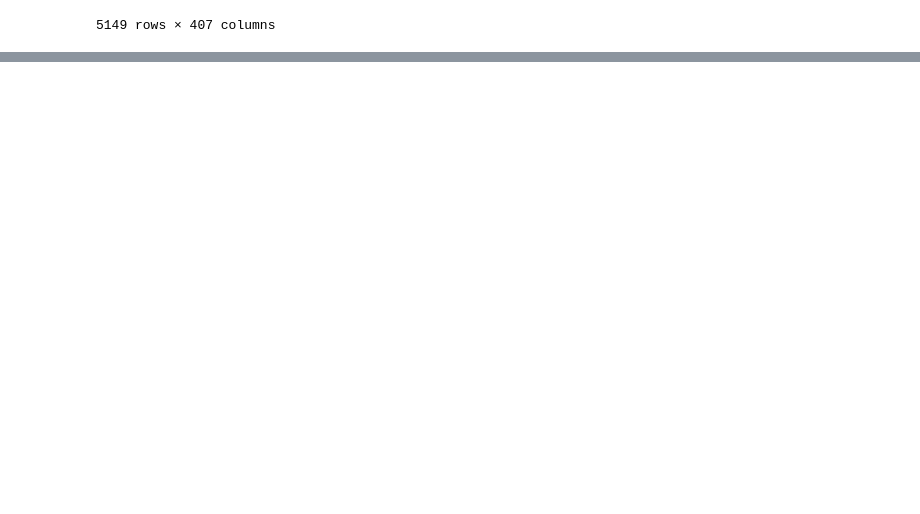
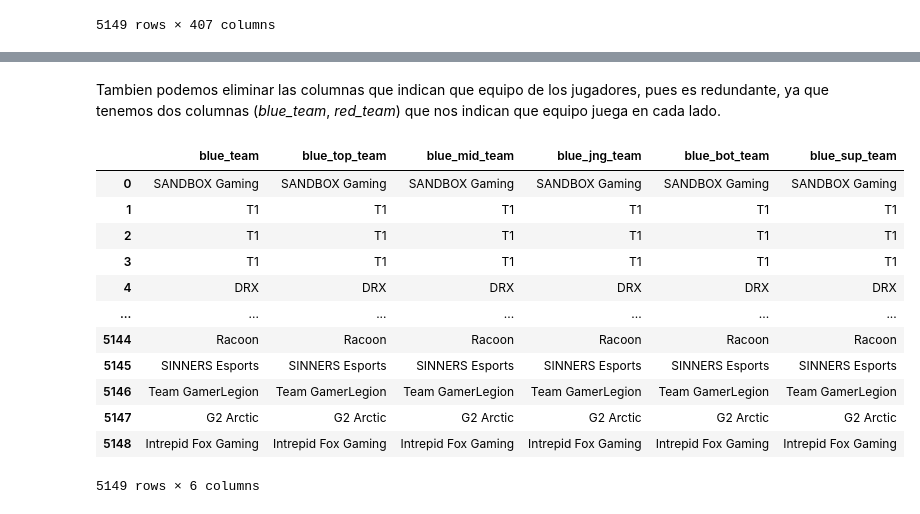
Before and after one commit to CamiloAPB/EDA_DS, a Jupyter notebook: Src/Notebooks/Exploracion_inicial.ipynb, the cells around one changed output, grey strips where cells are left out. Cells and saved outputs as stored; diff of their text form; code cells hidden in the pictures; blank space fills up the shorter version.

```diff
--- a/Src/Notebooks/Exploracion_inicial.ipynb
+++ b/Src/Notebooks/Exploracion_inicial.ipynb
@@ -288,0 +240,23 @@ fig
+# %%
+# t1p1
+df_col.columns = df_col.columns.str.replace("t1p1", "blue_p1")
+
+# t1p2
+df_col.columns = df_col.columns.str.replace("t1p2", "blue_p2")
+
+#t1p3
+df_col.columns = df_col.columns.str.replace("t1p3", "blue_p3")
+
+#t1p4
+
+df_col.columns = df_col.columns.str.replace("t1p4", "blue_p4")
+
+#t1p4
+
+df_col.columns = df_col.columns.str.replace("t1p5", "blue_p5")
+# %%
+# De t2 a red
+
+df_col.columns = df_col.columns.str.replace("t2_", "red_")
+
+df_col.columns = df_col.columns.str.replace("t2", "red_")
@@ -288,0 +301,2 @@ fig
+# %%
+df_col.columns = df_col.columns.str.replace("playerid", "team")
@@ -288,0 +357,15 @@ fig
+# %%
+# p1 to sup
+df_col.columns = df_col.columns.str.replace("p1", "sup")
+
+#p2 to bot
+df_col.columns = df_col.columns.str.replace("p2", "bot")
+
+#p3 to mid
+df_col.columns = df_col.columns.str.replace("p3", "mid")
+
+#p4 to jng
+df_col.columns = df_col.columns.str.replace("p4", "jng")
+
+#p5 to top
+df_col.columns = df_col.columns.str.replace("p5", "top")
@@ -288,0 +398,18 @@ fig
+# %% [markdown]
+Tambien podemos eliminar las columnas que indican que equipo de los jugadores, pues es redundante, ya que tenemos dos columnas (*blue_team*, *red_team*) que nos indican que equipo juega en cada lado.
+# %%
+df_col[["blue_team", "blue_top_team", "blue_mid_team", "blue_jng_team", "blue_bot_team", "blue_sup_team"]]
+# %% [output]
+|  | blue_team | blue_top_team | blue_mid_team | blue_jng_team | blue_bot_team | blue_sup_team |
+| 0 | SANDBOX Gaming | SANDBOX Gaming | SANDBOX Gaming | SANDBOX Gaming | SANDBOX Gaming | SANDBOX Gaming |
+| 1 | T1 | T1 | T1 | T1 | T1 | T1 |
+| 2 | T1 | T1 | T1 | T1 | T1 | T1 |
+| 3 | T1 | T1 | T1 | T1 | T1 | T1 |
+| 4 | DRX | DRX | DRX | DRX | DRX | DRX |
+| ... | ... | ... | ... | ... | ... | ... |
+| 5144 | Racoon | Racoon | Racoon | Racoon | Racoon | Racoon |
+| 5145 | SINNERS Esports | SINNERS Esports | SINNERS Esports | SINNERS Esports | SINNERS Esports | SINNERS Esports |
+| 5146 | Team GamerLegion | Team GamerLegion | Team GamerLegion | Team GamerLegion | Team GamerLegion | Team GamerLegion |
+| 5147 | G2 Arctic | G2 Arctic | G2 Arctic | G2 Arctic | G2 Arctic | G2 Arctic |
+| 5148 | Intrepid Fox Gaming | Intrepid Fox Gaming | Intrepid Fox Gaming | Intrepid Fox Gaming | Intrepid Fox Gaming | Intrepid Fox Gaming |
+5149 rows × 6 columns
```
Also changed, not shown: parts of 54 cells of this notebook, 3 other files.
